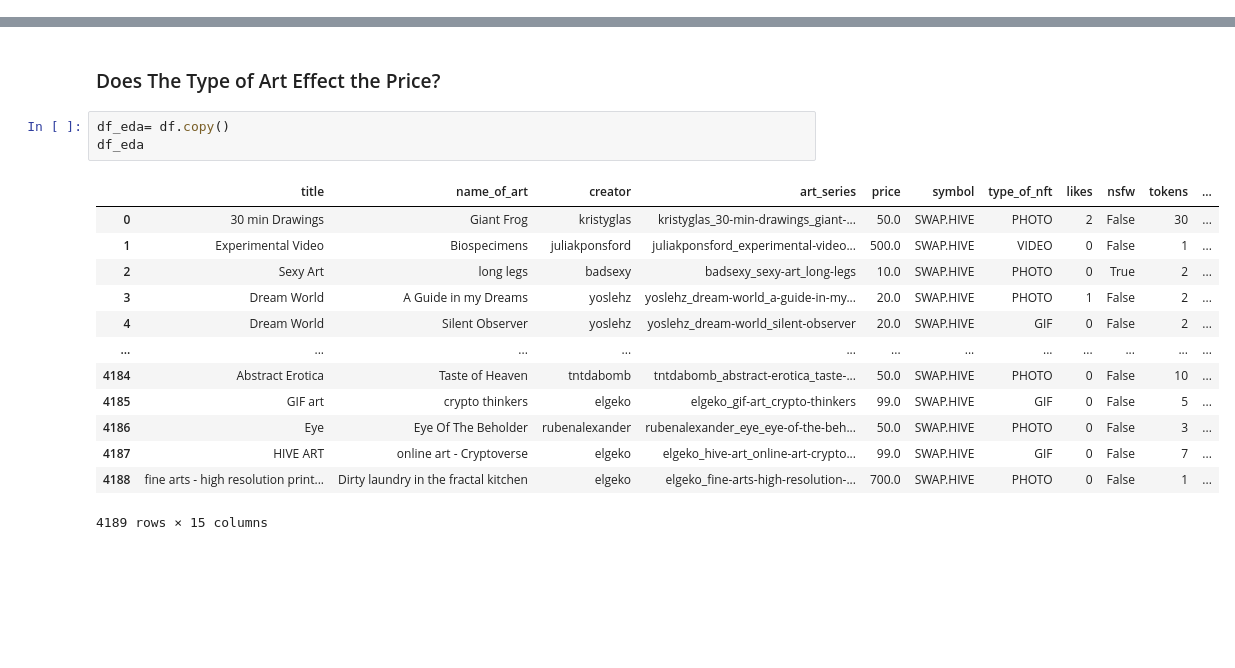
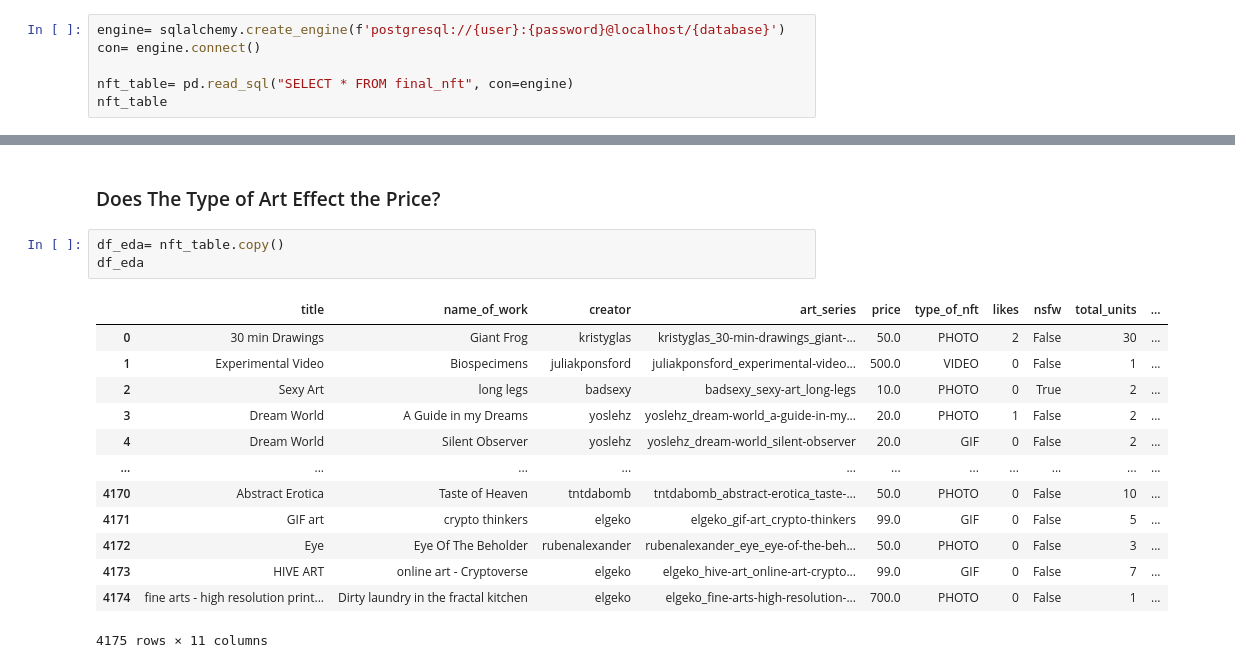
Before and after one commit to aortiz224/bootcamp_finalproject, a Jupyter notebook: dev/yaser/Notebook/ML_finalproject.ipynb, the cells around one changed output, grey strips where cells are left out. Cells and saved outputs as stored; diff of their text form; blank space fills up the shorter version.

Commit message:
added connection to postgresql

```diff
--- a/dev/yaser/Notebook/ML_finalproject.ipynb
+++ b/dev/yaser/Notebook/ML_finalproject.ipynb
@@ -23,0 +8,6 @@ df
+# %%
+engine= sqlalchemy.create_engine(f'postgresql://{user}:{password}@localhost/{database}')
+con= engine.connect()
+
+nft_table= pd.read_sql("SELECT * FROM final_nft", con=engine)
+nft_table
@@ -45,19 +45,19 @@ dtype: object
 # %% [markdown]
 ### Does The Type of Art Effect the Price?
 # %%
-df_eda= df.copy()
+df_eda= nft_table.copy()
 df_eda
 # %% [output]
-|  | title | name_of_art | creator | art_series | price | symbol | type_of_nft | likes | nsfw | tokens | ... |
-| 0 | 30 min Drawings | Giant Frog | kristyglas | kristyglas_30-min-drawings_giant-... | 50.0 | SWAP.HIVE | PHOTO | 2 | False | 30 | ... |
-| 1 | Experimental Video | Biospecimens | juliakponsford | juliakponsford_experimental-video... | 500.0 | SWAP.HIVE | VIDEO | 0 | False | 1 | ... |
-| 2 | Sexy Art | long legs | badsexy | badsexy_sexy-art_long-legs | 10.0 | SWAP.HIVE | PHOTO | 0 | True | 2 | ... |
-| 3 | Dream World | A Guide in my Dreams | yoslehz | yoslehz_dream-world_a-guide-in-my... | 20.0 | SWAP.HIVE | PHOTO | 1 | False | 2 | ... |
-| 4 | Dream World | Silent Observer | yoslehz | yoslehz_dream-world_silent-observer | 20.0 | SWAP.HIVE | GIF | 0 | False | 2 | ... |
-| ... | ... | ... | ... | ... | ... | ... | ... | ... | ... | ... | ... |
-| 4184 | Abstract Erotica | Taste of Heaven | tntdabomb | tntdabomb_abstract-erotica_taste-... | 50.0 | SWAP.HIVE | PHOTO | 0 | False | 10 | ... |
-| 4185 | GIF art | crypto thinkers | elgeko | elgeko_gif-art_crypto-thinkers | 99.0 | SWAP.HIVE | GIF | 0 | False | 5 | ... |
-| 4186 | Eye | Eye Of The Beholder | rubenalexander | rubenalexander_eye_eye-of-the-beh... | 50.0 | SWAP.HIVE | PHOTO | 0 | False | 3 | ... |
-| 4187 | HIVE ART | online art - Cryptoverse | elgeko | elgeko_hive-art_online-art-crypto... | 99.0 | SWAP.HIVE | GIF | 0 | False | 7 | ... |
-| 4188 | fine arts - high resolution print... | Dirty laundry in the fractal kitchen | elgeko | elgeko_fine-arts-high-resolution-... | 700.0 | SWAP.HIVE | PHOTO | 0 | False | 1 | ... |
+|  | title | name_of_work | creator | art_series | price | type_of_nft | likes | nsfw | total_units | ... |
+| 0 | 30 min Drawings | Giant Frog | kristyglas | kristyglas_30-min-drawings_giant-... | 50.0 | PHOTO | 2 | False | 30 | ... |
+| 1 | Experimental Video | Biospecimens | juliakponsford | juliakponsford_experimental-video... | 500.0 | VIDEO | 0 | False | 1 | ... |
+| 2 | Sexy Art | long legs | badsexy | badsexy_sexy-art_long-legs | 10.0 | PHOTO | 0 | True | 2 | ... |
+| 3 | Dream World | A Guide in my Dreams | yoslehz | yoslehz_dream-world_a-guide-in-my... | 20.0 | PHOTO | 1 | False | 2 | ... |
+| 4 | Dream World | Silent Observer | yoslehz | yoslehz_dream-world_silent-observer | 20.0 | GIF | 0 | False | 2 | ... |
+| ... | ... | ... | ... | ... | ... | ... | ... | ... | ... | ... |
+| 4170 | Abstract Erotica | Taste of Heaven | tntdabomb | tntdabomb_abstract-erotica_taste-... | 50.0 | PHOTO | 0 | False | 10 | ... |
+| 4171 | GIF art | crypto thinkers | elgeko | elgeko_gif-art_crypto-thinkers | 99.0 | GIF | 0 | False | 5 | ... |
+| 4172 | Eye | Eye Of The Beholder | rubenalexander | rubenalexander_eye_eye-of-the-beh... | 50.0 | PHOTO | 0 | False | 3 | ... |
+| 4173 | HIVE ART | online art - Cryptoverse | elgeko | elgeko_hive-art_online-art-crypto... | 99.0 | GIF | 0 | False | 7 | ... |
+| 4174 | fine arts - high resolution print... | Dirty laundry in the fractal kitchen | elgeko | elgeko_fine-arts-high-resolution-... | 700.0 | PHOTO | 0 | False | 1 | ... |
-4189 rows × 15 columns
+4175 rows × 11 columns
```
Also changed, not shown: parts of 45 cells of this notebook, 3 other files.
